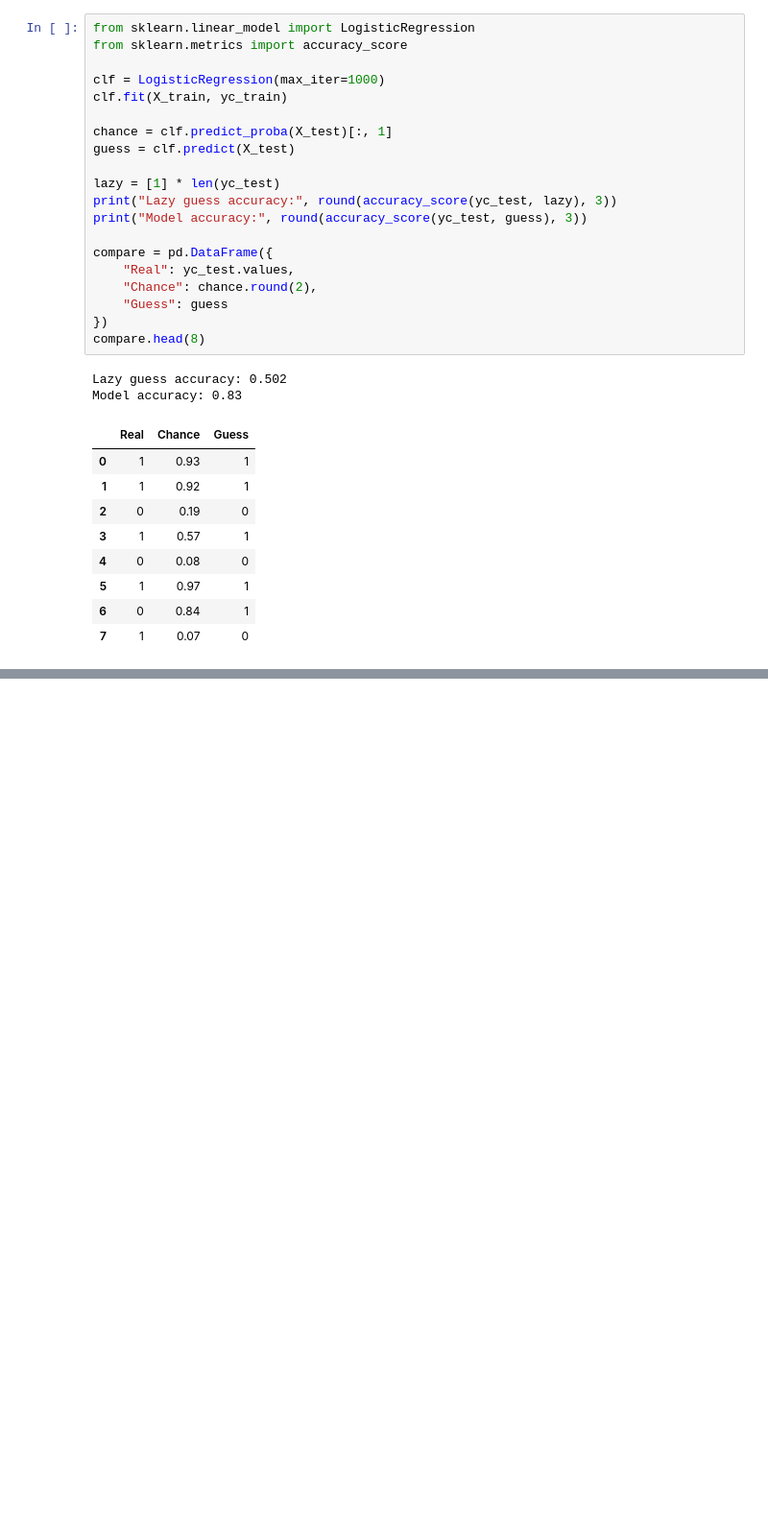
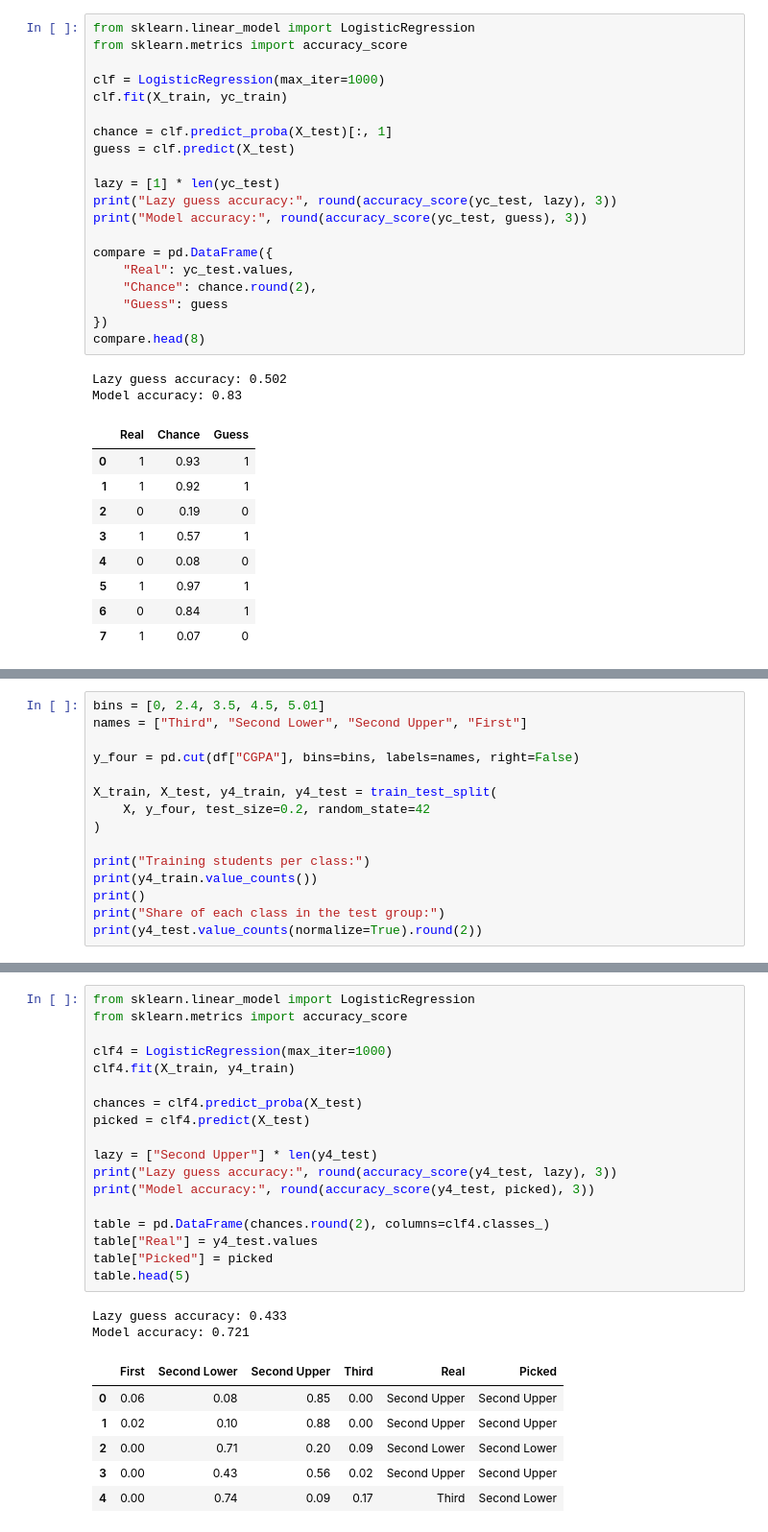
Before and after one commit to james-mawuena/student-performance-prediction, a Jupyter notebook: student_performance_prediction.ipynb, the cells around one changed output, grey strips where cells are left out. Shown at 96% size. Cells and saved outputs as stored; diff of their text form; blank space fills up the shorter version.

```diff
--- a/student_performance_prediction.ipynb
+++ b/student_performance_prediction.ipynb
@@ -155,0 +188,15 @@ files.download("good_degree_model.pkl")
+# %%
+bins = [0, 2.4, 3.5, 4.5, 5.01]
+names = ["Third", "Second Lower", "Second Upper", "First"]
+
+y_four = pd.cut(df["CGPA"], bins=bins, labels=names, right=False)
+
+X_train, X_test, y4_train, y4_test = train_test_split(
+    X, y_four, test_size=0.2, random_state=42
+)
+
+print("Training students per class:")
+print(y4_train.value_counts())
+print()
+print("Share of each class in the test group:")
+print(y4_test.value_counts(normalize=True).round(2))
@@ -155,0 +219,27 @@ files.download("good_degree_model.pkl")
+# %%
+from sklearn.linear_model import LogisticRegression
+from sklearn.metrics import accuracy_score
+
+clf4 = LogisticRegression(max_iter=1000)
+clf4.fit(X_train, y4_train)
+
+chances = clf4.predict_proba(X_test)
+picked = clf4.predict(X_test)
+
+lazy = ["Second Upper"] * len(y4_test)
+print("Lazy guess accuracy:", round(accuracy_score(y4_test, lazy), 3))
+print("Model accuracy:", round(accuracy_score(y4_test, picked), 3))
+
+table = pd.DataFrame(chances.round(2), columns=clf4.classes_)
+table["Real"] = y4_test.values
+table["Picked"] = picked
+table.head(5)
+# %% [output]
+Lazy guess accuracy: 0.433
+Model accuracy: 0.721
+|  | First | Second Lower | Second Upper | Third | Real | Picked |
+| 0 | 0.06 | 0.08 | 0.85 | 0.00 | Second Upper | Second Upper |
+| 1 | 0.02 | 0.10 | 0.88 | 0.00 | Second Upper | Second Upper |
+| 2 | 0.00 | 0.71 | 0.20 | 0.09 | Second Lower | Second Lower |
+| 3 | 0.00 | 0.43 | 0.56 | 0.02 | Second Upper | Second Upper |
+| 4 | 0.00 | 0.74 | 0.09 | 0.17 | Third | Second Lower |
```
Also changed, not shown: parts of 7 cells of this notebook.
